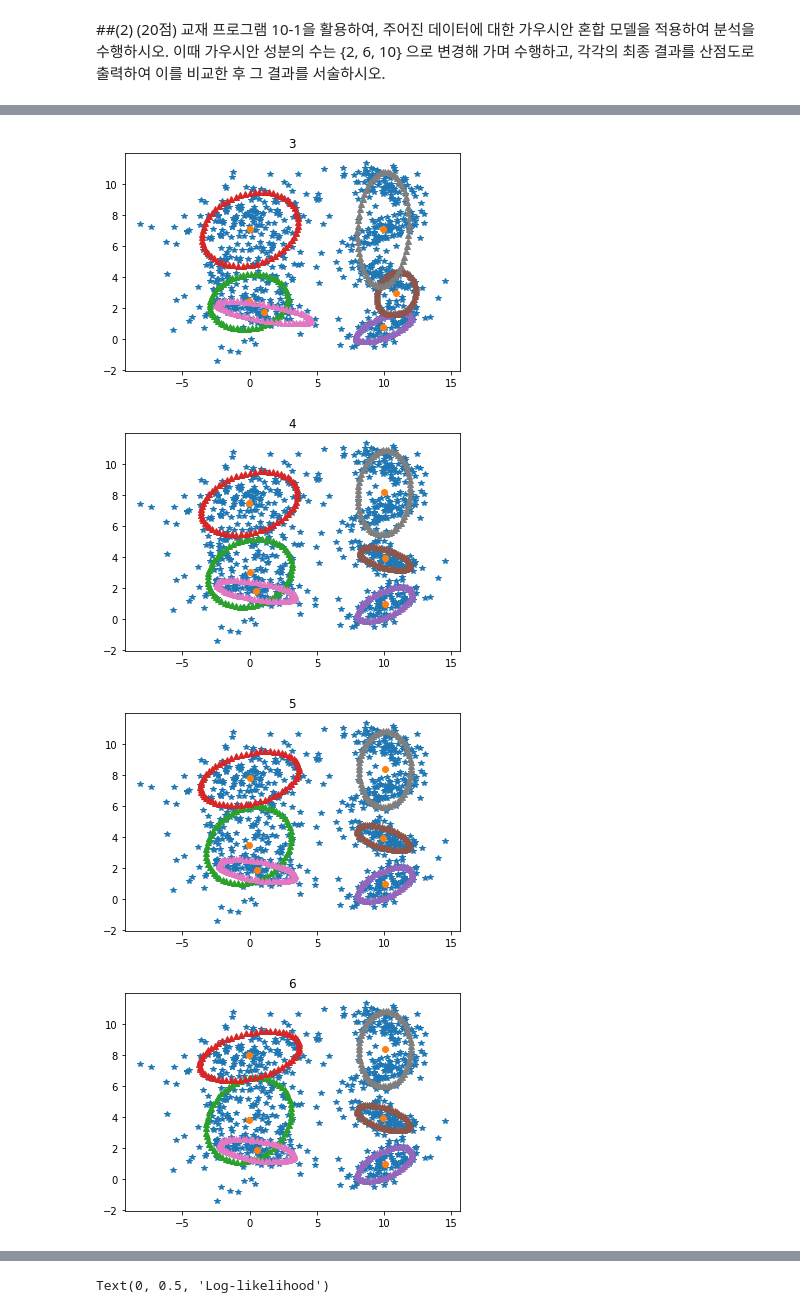
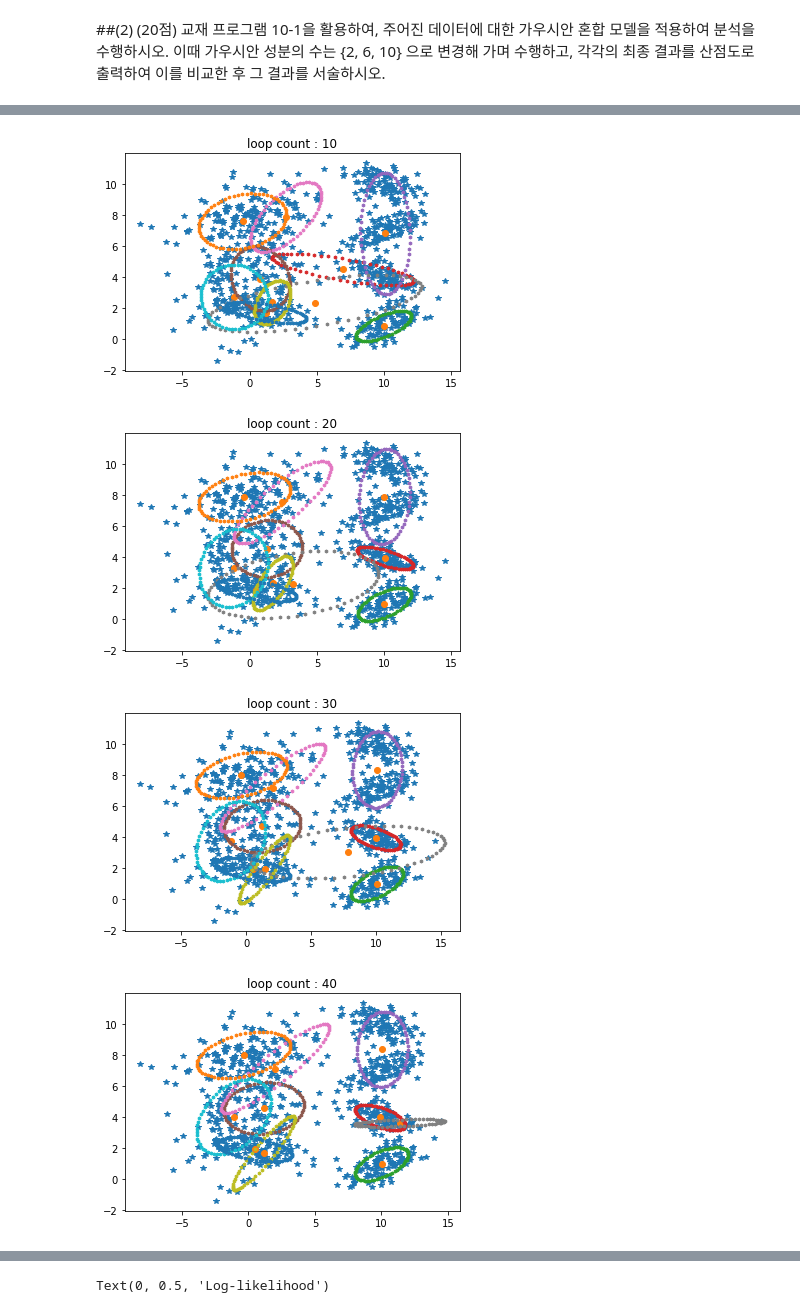
Before and after one commit to yojulab/knou_study_machinglearning, a Jupyter notebook: codes/sanghunoh/reports/과제_5_1_가우시안혼합모델.ipynb, the cells around one changed output, grey strips where cells are left out. Saved outputs shown, nothing was run; the diff lists cells and outputs as text; code cells hidden in the pictures.

```diff
--- a/codes/sanghunoh/reports/과제_5_1_가우시안혼합모델.ipynb
+++ b/codes/sanghunoh/reports/과제_5_1_가우시안혼합모델.ipynb
@@ -52,9 +55,8 @@ def drawgraph(X, Mu, Sigma, cnt):
   M=Mu[:,1].size
 
   plt.figure(num=cnt)     #데이터 그리기
-  plt.title(cnt)          #check point
+  plt.title(f'loop count : {cnt}')          #check point
   plt.plot(X[0,:], X[1,:], marker='*', linestyle='None')
-  # plt.axis([-0.5, 5.5, -0.5, 3.5])
   plt.plot(Mu[:,0], Mu[:,1], marker='o', linestyle='None')  #평균 파라미터 그리기
   #print("M=",M)
   for j in range(M):
@@ -63,17 +65,17 @@ def drawgraph(X, Mu, Sigma, cnt):
     #print("sigma=",sigma)
     t=np.arange(-math.pi,math.pi,0.1)
     A=math.sqrt(2)*np.asarray([np.cos(t), np.sin(t)]).T.dot(linalg.sqrtm(sigma))+ matlib.repmat(Mu[j,:],t.size,1)
-    plt.plot(A[:,0], A[:,1], marker='^', linestyle='None')
+    plt.plot(A[:,0], A[:,1], marker='h', markersize=3, linestyle='None')
   plt.show()
 # %%
 import numpy as np
 N = X.shape[1]                              # 데이터의 수
-M = 6                                       # 가우시안 성분의 수
+M = 10                                       # 가우시안 성분의 수
 Mu = np.random.rand(M,2)*5                  # 파라메터 설정
-Sigma = np.zeros([6,2,2])
+Sigma = np.zeros([M,2,2])
 for i in range(M):                          #파라미터 초기화(평균)
   Sigma[i,:,:] = [[1,0],[0,1]]
-alpha = (np.zeros([6,1])+1)/6               # 파라미터 초기화(혼합계수)
+alpha = (np.zeros([M,1])+1)/M               # 파라미터 초기화(혼합계수)
 
 drawgraph(X,Mu, Sigma,1);                   # 그래프 그리기 함수 호출
 # %% [output]
@@ -81,7 +83,7 @@ drawgraph(X,Mu, Sigma,1);                   # 그래프 그리기 함수 호출
 # %%
 Maxtau = 100          # 최대 반복횟수 설정
-px = np.zeros([M,N]) #(6*400)
-r = np.empty([N,M]) #(400*6)
+px = np.zeros([M,N]) #(M*N)
+r = np.empty([N,M]) #(N*M)
 L = np.arange(0,100)
 
 for tau in range(Maxtau):
@@ -103,10 +105,10 @@ for tau in range(Maxtau):
     Sigma[j,:,:] = rxmu @ \
                   (X - np.matlib.repmat(Mu[j,:],N,1).T).T / sumr
     alpha[j] = sumr/N                                       # 새로운 혼합계수
-  if (np.mod(tau, 10) == 1):                                # 그래프 그리기 함수 호출
-    drawgraph(X, Mu, Sigma, int(np.ceil(tau/10)+1))
+  if tau == 0 or (tau%10) == 9:                                # 그래프 그리기 함수 호출
+    drawgraph(X, Mu, Sigma, int(np.ceil(tau)+1))
 
-drawgraph(X, Mu, Sigma, tau)                                # 그래프 그리기 함수 호출
+# drawgraph(X, Mu, Sigma, tau)                                # 그래프 그리기 함수 호출
 plt.plot(L)                                                 # 로그우도의 변환 그래프
 plt.xlabel("Number of iteration")
 plt.ylabel("Log-likelihood")
@@ -115,4 +117,4 @@ plt.ylabel("Log-likelihood")
-[figure, old version]
+[figure, new version]
-[figure, old version]
+[figure, new version]
-[figure, old version]
+[figure, new version]
-[figure, old version]
+[figure, new version]
```
Also changed, not shown: parts of 4 cells of this notebook.
